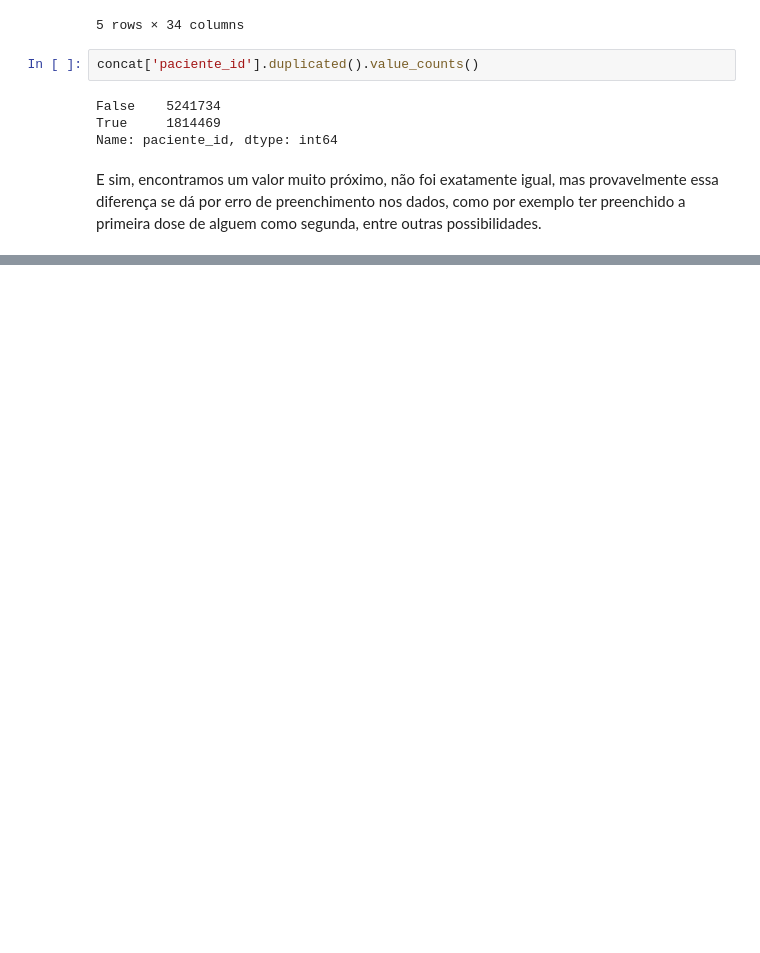
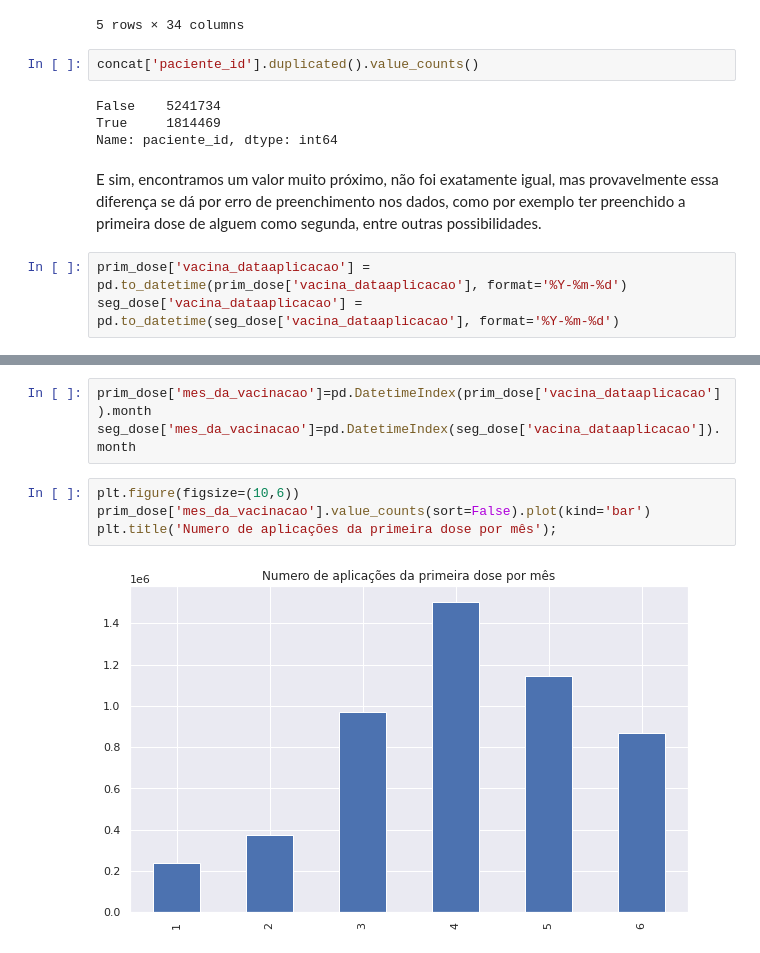
Before and after one commit to AlvaroAt19/Homi_dos_dados, a Jupyter notebook: covid_rj/Covid_Rj.ipynb, the cells around one changed output, grey strips where cells are left out. Cells and saved outputs as stored; diff of their text form; blank space fills up the shorter version.

```diff
--- a/covid_rj/Covid_Rj.ipynb
+++ b/covid_rj/Covid_Rj.ipynb
@@ -234,3 +234,6 @@ True     1814469
 Name: paciente_id, dtype: int64
 # %% [markdown]
 E sim, encontramos um valor muito próximo, não foi exatamente igual, mas provavelmente essa diferença se dá por erro de preenchimento nos dados, como por exemplo ter preenchido a primeira dose de alguem como segunda, entre outras possibilidades.
+# %%
+prim_dose['vacina_dataaplicacao'] = pd.to_datetime(prim_dose['vacina_dataaplicacao'], format='%Y-%m-%d')
+seg_dose['vacina_dataaplicacao'] = pd.to_datetime(seg_dose['vacina_dataaplicacao'], format='%Y-%m-%d')
@@ -236,0 +255,9 @@ E sim, encontramos um valor muito próximo, não foi exatamente igual, mas prova
+# %%
+prim_dose['mes_da_vacinacao']=pd.DatetimeIndex(prim_dose['vacina_dataaplicacao']).month
+seg_dose['mes_da_vacinacao']=pd.DatetimeIndex(seg_dose['vacina_dataaplicacao']).month
+# %%
+plt.figure(figsize=(10,6))
+prim_dose['mes_da_vacinacao'].value_counts(sort=False).plot(kind='bar')
+plt.title('Numero de aplicações da primeira dose por mês');
+# %% [output]
+[figure, added]
```
Also changed, not shown: parts of 6 cells of this notebook.
